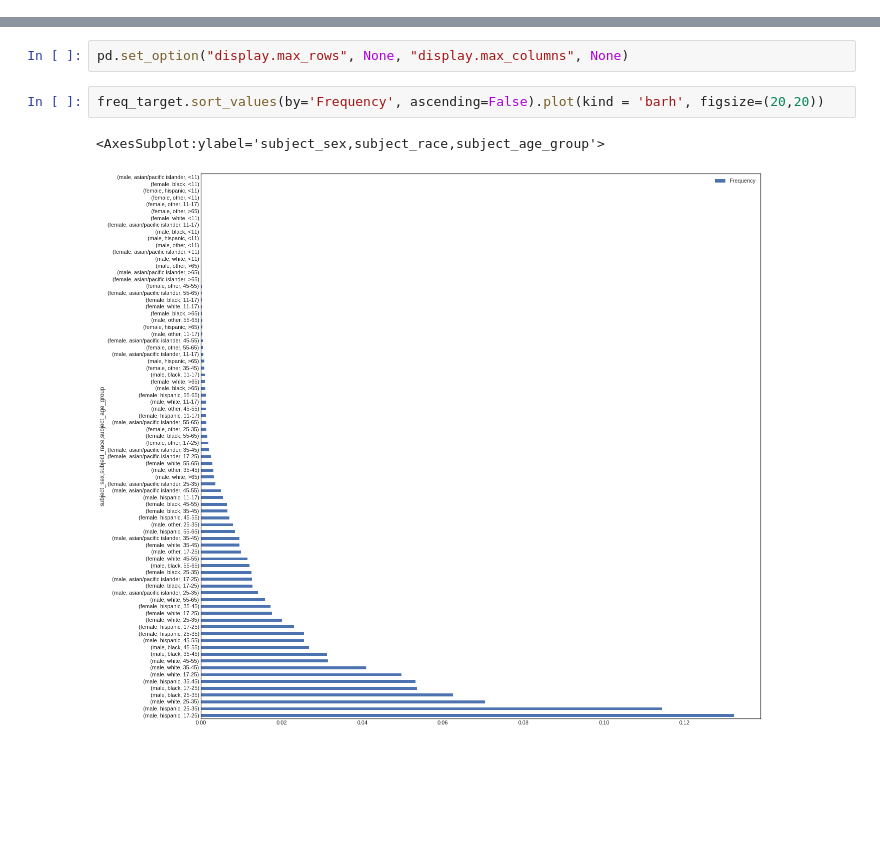
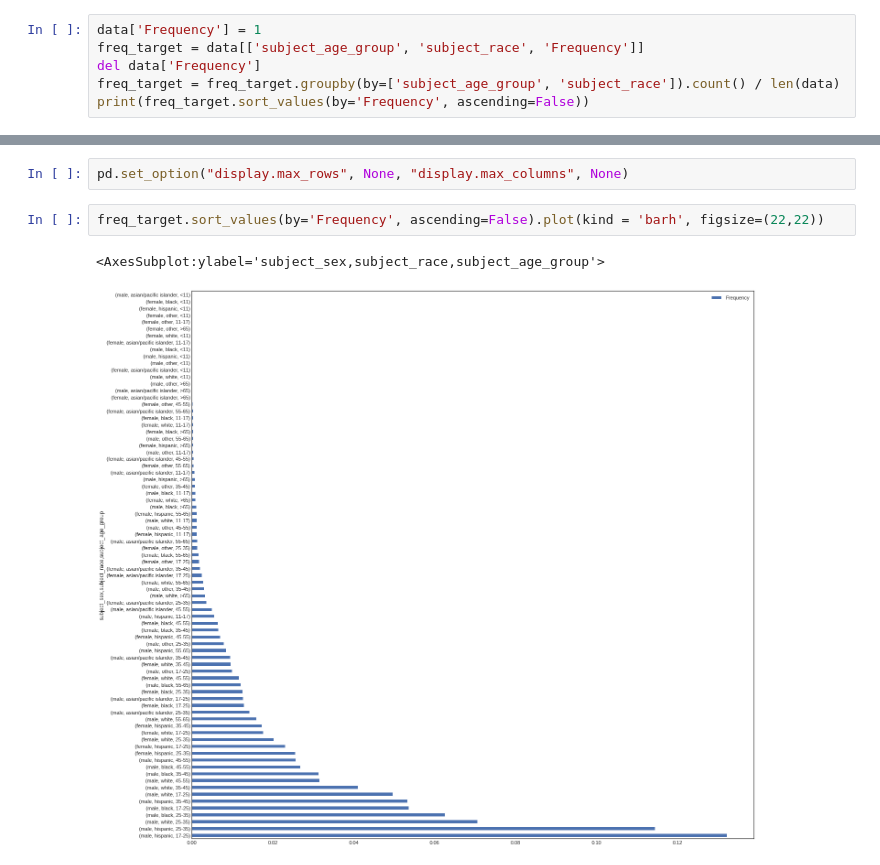
Before and after one commit to j1u/dsc167paper1, a Jupyter notebook: eda2.ipynb, the cells around one changed output, grey strips where cells are left out. Drawn from its saved outputs; the diff is of its cells as text; blank space fills up the shorter version.

```diff
--- a/eda2.ipynb
+++ b/eda2.ipynb
@@ -756,3 +781,9 @@ fscorer = fl.FairnessScorer(
 fscorer.demographic_report()
 # %% [output]
 ModuleNotFoundError: No module named 'fairlens'
+# %%
+data['Frequency'] = 1
+freq_target = data[['subject_age_group', 'subject_race', 'Frequency']]
+del data['Frequency']
+freq_target = freq_target.groupby(by=['subject_age_group', 'subject_race']).count() / len(data)
+print(freq_target.sort_values(by='Frequency', ascending=False))
@@ -814,7 +878,7 @@ InteractiveShell.ast_node_interactivity = "all"
 # %%
 pd.set_option("display.max_rows", None, "display.max_columns", None)
 # %%
-freq_target.sort_values(by='Frequency', ascending=False).plot(kind = 'barh', figsize=(20,20))
+freq_target.sort_values(by='Frequency', ascending=False).plot(kind = 'barh', figsize=(22,22))
 # %% [output]
 <AxesSubplot:ylabel='subject_sex,subject_race,subject_age_group'>
-[figure, old version]
+[figure, new version]
```
Also changed, not shown: parts of 8 cells of this notebook.
